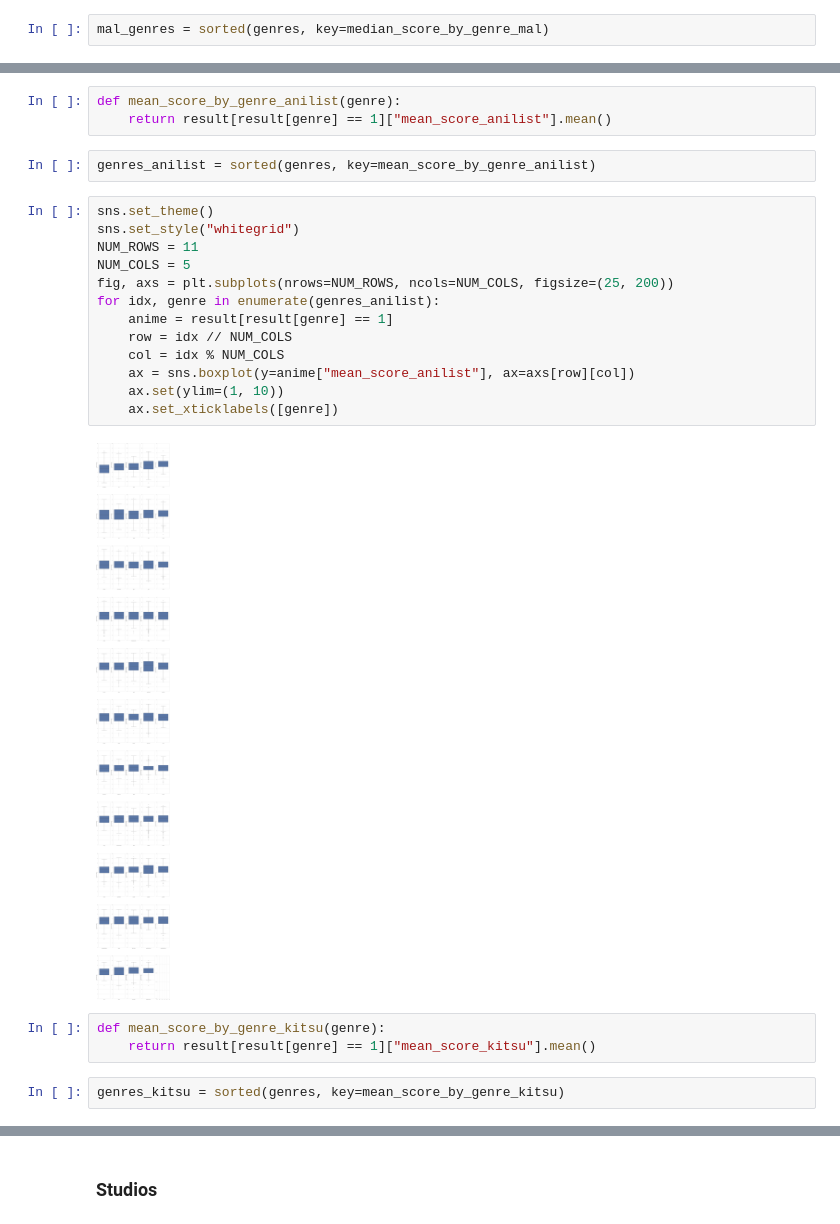
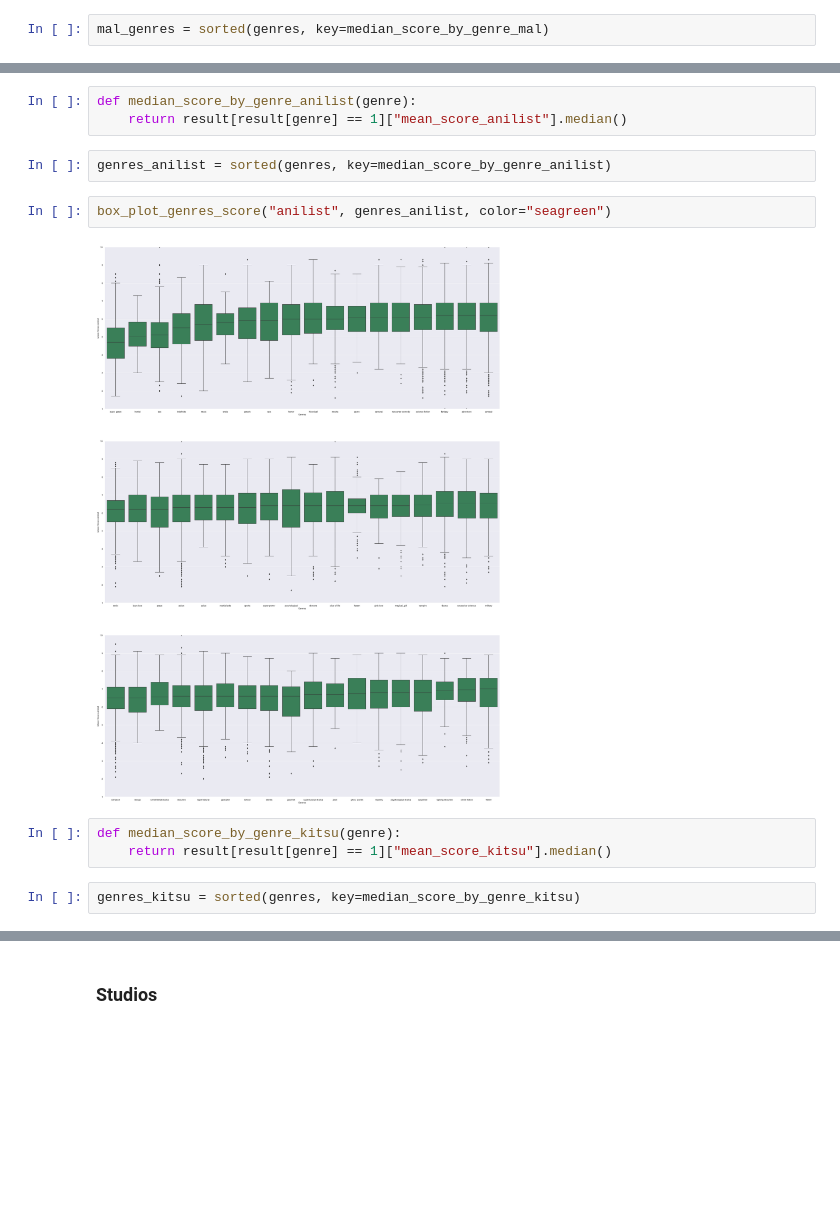
Before and after one commit to mrcuongtroll/Anime-Analysis, a Jupyter notebook: analysis.ipynb, the cells around one changed output, grey strips where cells are left out. Saved outputs shown, nothing was run; the diff lists cells and outputs as text; blank space fills up the shorter version.

```diff
--- a/analysis.ipynb
+++ b/analysis.ipynb
@@ -165,25 +150,14 @@ for idx, genre in enumerate(genres):
 # %%
-def mean_score_by_genre_anilist(genre):
-    return result[result[genre] == 1]["mean_score_anilist"].mean()
+def median_score_by_genre_anilist(genre):
+    return result[result[genre] == 1]["mean_score_anilist"].median()
 # %%
-genres_anilist = sorted(genres, key=mean_score_by_genre_anilist)
+genres_anilist = sorted(genres, key=median_score_by_genre_anilist)
-# %%
-sns.set_theme()
-sns.set_style("whitegrid")
-NUM_ROWS = 11
-NUM_COLS = 5
-fig, axs = plt.subplots(nrows=NUM_ROWS, ncols=NUM_COLS, figsize=(25, 200))
-for idx, genre in enumerate(genres_anilist):
-    anime = result[result[genre] == 1]
-    row = idx // NUM_COLS
-    col = idx % NUM_COLS
-    ax = sns.boxplot(y=anime["mean_score_anilist"], ax=axs[row][col])
-    ax.set(ylim=(1, 10))
-    ax.set_xticklabels([genre])
-# %% [output]
-[figure, removed]
+# %%
+box_plot_genres_score("anilist", genres_anilist, color="seagreen")
+# %% [output]
+[figure, added]
 # %%
-def mean_score_by_genre_kitsu(genre):
-    return result[result[genre] == 1]["mean_score_kitsu"].mean()
+def median_score_by_genre_kitsu(genre):
+    return result[result[genre] == 1]["mean_score_kitsu"].median()
 # %%
-genres_kitsu = sorted(genres, key=mean_score_by_genre_kitsu)
+genres_kitsu = sorted(genres, key=median_score_by_genre_kitsu)
```
Also changed, not shown: parts of 28 cells of this notebook, 1 other file.
